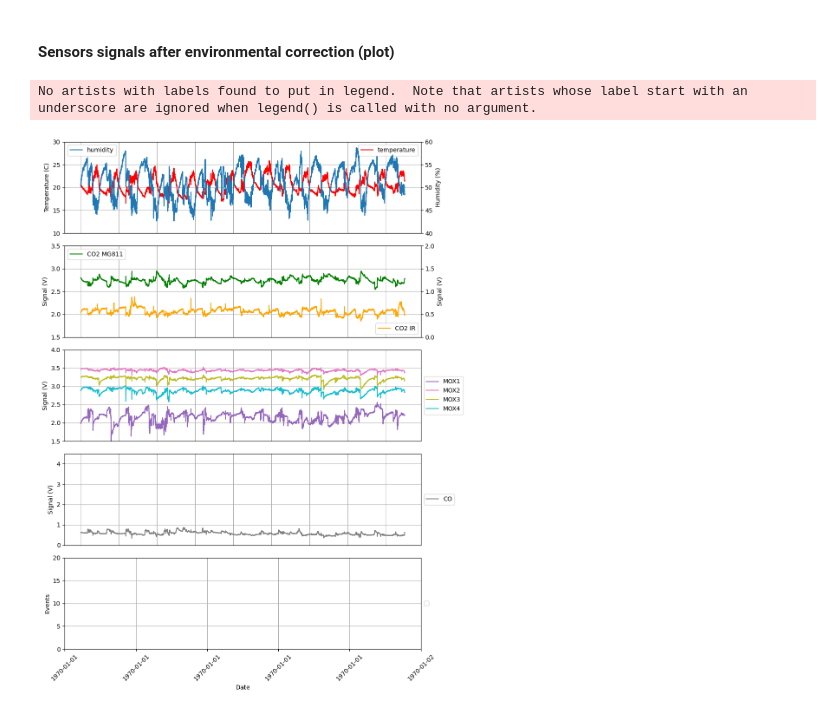
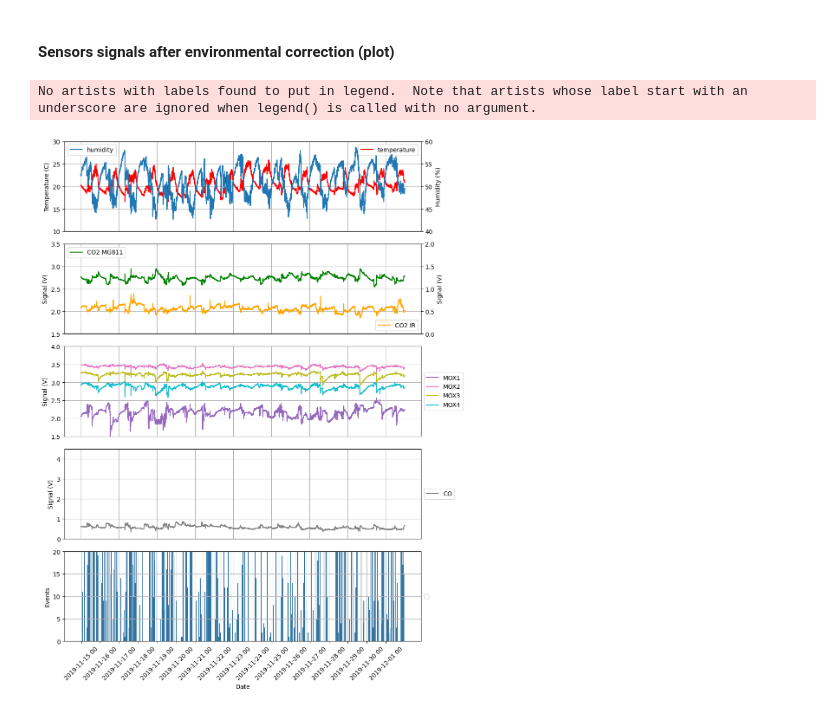
Before and after one commit to eskinderit/single-elders-home-monitoring, a Jupyter notebook: single-elders-home-monitoring/single-elders-monitoring-PCAfiltering.ipynb, the cells around one changed output. Drawn from its saved outputs; the diff is of its cells as text; code cells hidden in the pictures.

Commit message:
Added event calculus and different data visualization

```diff
--- a/single-elders-home-monitoring/single-elders-monitoring-PCAfiltering.ipynb
+++ b/single-elders-home-monitoring/single-elders-monitoring-PCAfiltering.ipynb
@@ -463,0 +542,13 @@ inv_transf_occupants_visual.to_csv("./data/database_gas_after_environmental_corr
+# %%
+from pyspark.sql.functions import hour
+from pyspark.sql.functions import date_format, sum, when
+
+
+inv_transf_occupants = spark.read.csv("./data/database_gas_after_environmental_correction_with_event.csv", header=True, inferSchema=True)#remove
+inv_transf_occupants = inv_transf_occupants.withColumn("event", when(inv_transf_occupants["event"] == -1, 0).otherwise(inv_transf_occupants["event"]))
+
+inv_transf_occupants_new = inv_transf_occupants.withColumn("date_hour", date_format(inv_transf_occupants["timestamp"], "yyyy-MM-dd HH"))
+
+event_per_hour = inv_transf_occupants_new.groupBy("date_hour").agg(sum(when(inv_transf_occupants_new["event"] == 1, 1).otherwise(0)).alias("n_event"))
+
+event_per_hour.orderBy("date_hour").toPandas()
@@ -466,9 +595,14 @@ inv_transf_occupants_visual.to_csv("./data/database_gas_after_environmental_corr
 # %%
 # selecting time interval of interest
 
-visual_filtered_df = inv_transf_occupants.where("timestamp >= '2019-11-15' AND timestamp < '2019-12-02' ")
+visual_filtered_df = inv_transf_occupants.where("timestamp >= '2019-11-15' AND timestamp <= '2019-12-02' ")
+event_per_hour_1 = event_per_hour.where("date_hour >= '2019-11-15' AND date_hour <= '2019-12-02' ")
+
 visual_filtered_df = visual_filtered_df.select([col(c) for c in columns_to_keep] + [F.round(col(c), 4).alias(c) for c in columns_to_normalize])
+
 visual_filtered_df = visual_filtered_df.orderBy('timestamp').toPandas()
+event_per_hour_pd = event_per_hour_1.orderBy('date_hour').toPandas()
+
 
 # Create a figure and a grid of subplots
 fig, axs = plt.subplots(5, 1, figsize=(10, 13))  # 4 rows, 1 column
@@ -488,6 +622,7 @@ axs[0].grid(True)
 axs[0].legend()
 axs[0].twin.legend()
 
+
 axs[1].plot(visual_filtered_df['timestamp'], visual_filtered_df['CO2MG811Value'], color='green', label='CO2 MG811')
 axs[1].twin = axs[1].twinx()
 axs[1].twin.plot(visual_filtered_df['timestamp'], visual_filtered_df['CO2CosIRValue'], color='orange', label='CO2 IR')
@@ -501,6 +636,7 @@ axs[1].twin.set_ylim(0, 2)
 axs[1].twin.legend(loc='lower right')
 axs[1].legend(loc='upper left')
 
+
 axs[2].plot(visual_filtered_df['timestamp'], visual_filtered_df['MOX1'], color='tab:purple', label='MOX1')
 axs[2].plot(visual_filtered_df['timestamp'], visual_filtered_df['MOX2'], color='tab:pink', label='MOX2')
 axs[2].plot(visual_filtered_df['timestamp'], visual_filtered_df['MOX3'], color='tab:olive', label='MOX3')
@@ -511,36 +647,45 @@ axs[2].set_ylim(1.5, 4)
 axs[2].grid(True)
 axs[2].legend(loc='center left', bbox_to_anchor=(1, 0.5))
 
+
 axs[3].plot(visual_filtered_df['timestamp'], visual_filtered_df['COValue'], color='grey', label='CO')
 axs[3].set_ylabel('Signal (V)')
 axs[3].tick_params(axis='both', which='both', bottom=False, top=False, left=True, right=False, labelbottom=False, labelleft=True)
 axs[3].set_ylim(0, 4.5)
 axs[3].grid(True)
 axs[3].legend(loc='center left', bbox_to_anchor=(1, 0.5))
 
 
-''' TODO add t-limit
-axs[4].plot(visual_filtered_df['timestamp'], visual_filtered_df['COValue'], color='grey')
-
-'''
+event_per_hour_pd['date_hour'] = event_per_hour_pd['date_hour'].astype(str)
+sns.barplot(ax=axs[4], x='date_hour', y='n_event', data=event_per_hour_pd, errorbar='sd')
 axs[4].legend(loc='center left', bbox_to_anchor=(1, 0.5))
 axs[4].set_ylabel('Events')
 axs[4].grid(True)
 axs[4].set_ylim(0, 20)
 date_format = DateFormatter('%Y-%m-%d')
 axs[4].tick_params(axis='both', which='both', bottom=True, top=False, left=True, right=False, labelbottom=True, labelleft=True)
 axs[4].xaxis.set_major_formatter(date_format)
 axs[4].tick_params(axis='x', labelrotation=45)
 axs[4].set_xlabel('Date')
 
-#TODO at t-limit
+# Adjust x_labels
+num_labels = 17
+labels = event_per_hour_pd['date_hour']
+step = max(1, len(labels) // num_labels)
+axs[4].set_xticks(range(0, len(labels), step))
+axs[4].set_xticklabels(labels[::step], rotation=45)
+
+# Adjust margin
+x_min, x_max = axs[4].get_xlim()
+margin = 0.05 * (x_max - x_min)
+axs[4].set_xlim(x_min - margin, x_max + margin)
 
 
 # Adjust layout
 plt.tight_layout()
 
 # Show the plots
 plt.show()
 # %% [output]
 No artists with labels found to put in legend.  Note that artists whose label start with an underscore are ignored when legend() is called with no argument.
-[figure, old version]
+[figure, new version]
```
Also changed, not shown: parts of 20 cells of this notebook.
